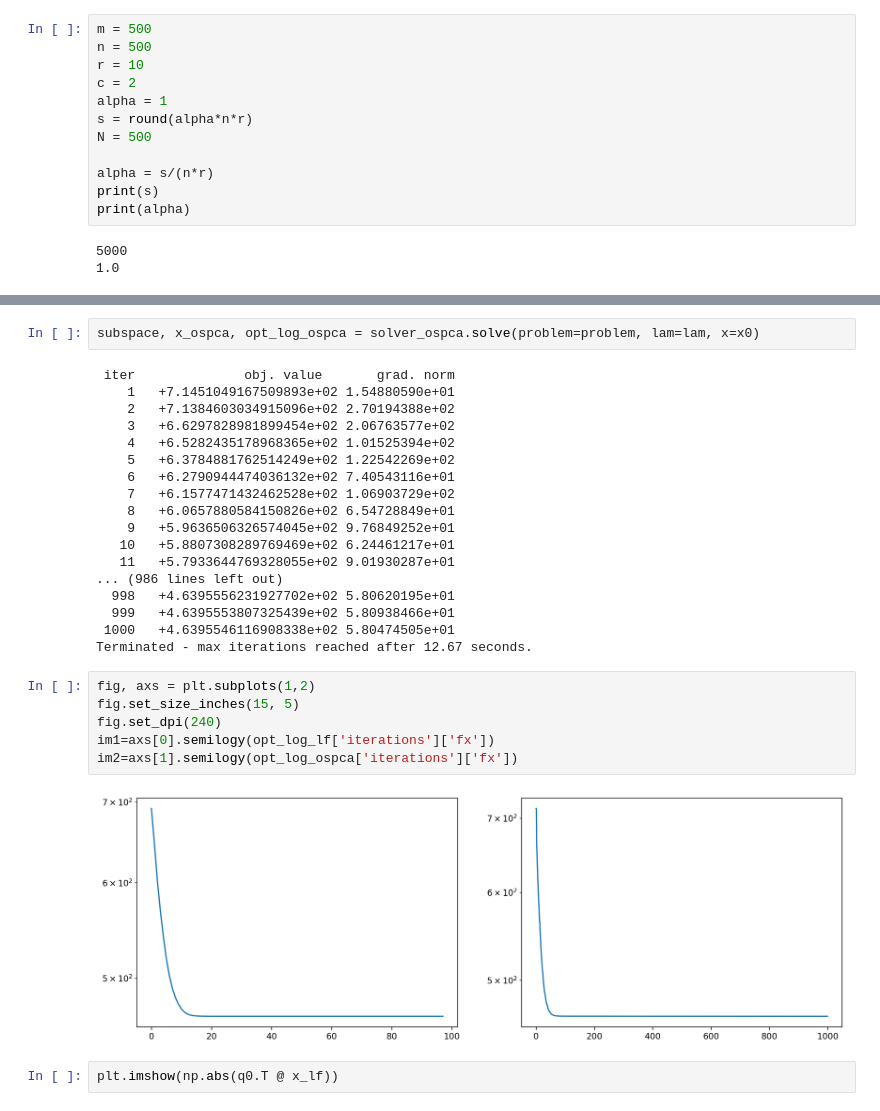
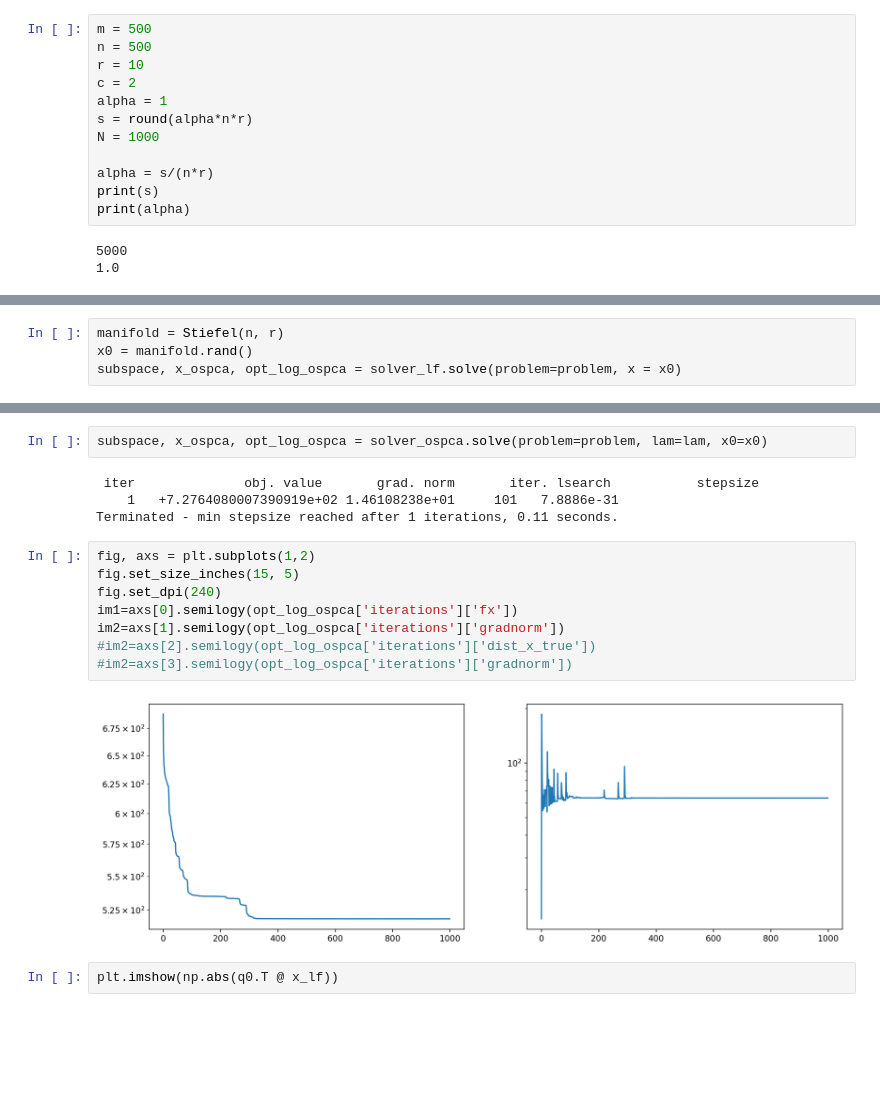
Before and after one commit to simonvary/pynopt, a Jupyter notebook: test_manifold.ipynb, the cells around one changed output, grey strips where cells are left out. Drawn from its saved outputs; the diff is of its cells as text; blank space fills up the shorter version.

```diff
--- a/test_manifold.ipynb
+++ b/test_manifold.ipynb
@@ -16,7 +16,7 @@ r = 10
 c = 2
 alpha = 1
 s = round(alpha*n*r)
-N = 500
+N = 1000
 
 alpha = s/(n*r)
 print(s)
@@ -59 +57,5 @@ solver_lf = LandingField(logverbosity = 2, maxiter = 1000)
 solver_ospca = ObliqueSPCA(logverbosity = 2, maxiter = 1000)
+# %%
+manifold = Stiefel(n, r)
+x0 = manifold.rand()
+subspace, x_ospca, opt_log_ospca = solver_lf.solve(problem=problem, x = x0)
@@ -80,31 +116,19 @@ Terminated - min grad norm reached after 98 iterations, 0.67 seconds.
 # %%
-subspace, x_ospca, opt_log_ospca = solver_ospca.solve(problem=problem, lam=lam, x=x0)
+subspace, x_ospca, opt_log_ospca = solver_ospca.solve(problem=problem, lam=lam, x0=x0)
 # %% [output]
- iter              obj. value       grad. norm
-    1   +7.1451049167509893e+02 1.54880590e+01
-    2   +7.1384603034915096e+02 2.70194388e+02
-    3   +6.6297828981899454e+02 2.06763577e+02
-    4   +6.5282435178968365e+02 1.01525394e+02
-    5   +6.3784881762514249e+02 1.22542269e+02
-    6   +6.2790944474036132e+02 7.40543116e+01
-    7   +6.1577471432462528e+02 1.06903729e+02
-    8   +6.0657880584150826e+02 6.54728849e+01
-    9   +5.9636506326574045e+02 9.76849252e+01
-   10   +5.8807308289769469e+02 6.24461217e+01
-   11   +5.7933644769328055e+02 9.01930287e+01
-... (986 lines left out)
-  998   +4.6395556231927702e+02 5.80620195e+01
-  999   +4.6395553807325439e+02 5.80938466e+01
- 1000   +4.6395546116908338e+02 5.80474505e+01
-Terminated - max iterations reached after 12.67 seconds.
+ iter              obj. value       grad. norm       iter. lsearch           stepsize
+    1   +7.2764080007390919e+02 1.46108238e+01     101   7.8886e-31
+Terminated - min stepsize reached after 1 iterations, 0.11 seconds.
 # %%
 fig, axs = plt.subplots(1,2)
 fig.set_size_inches(15, 5)
 fig.set_dpi(240)
-im1=axs[0].semilogy(opt_log_lf['iterations']['fx'])
-im2=axs[1].semilogy(opt_log_ospca['iterations']['fx'])
+im1=axs[0].semilogy(opt_log_ospca['iterations']['fx'])
+im2=axs[1].semilogy(opt_log_ospca['iterations']['gradnorm'])
+#im2=axs[2].semilogy(opt_log_ospca['iterations']['dist_x_true'])
+#im2=axs[3].semilogy(opt_log_ospca['iterations']['gradnorm'])
 # %% [output]
-[figure, old version]
+[figure, new version]
 # %%
 plt.imshow(np.abs(q0.T @ x_lf))
 # %% [output]
```
Also changed, not shown: parts of 9 cells of this notebook, 7 other files.
